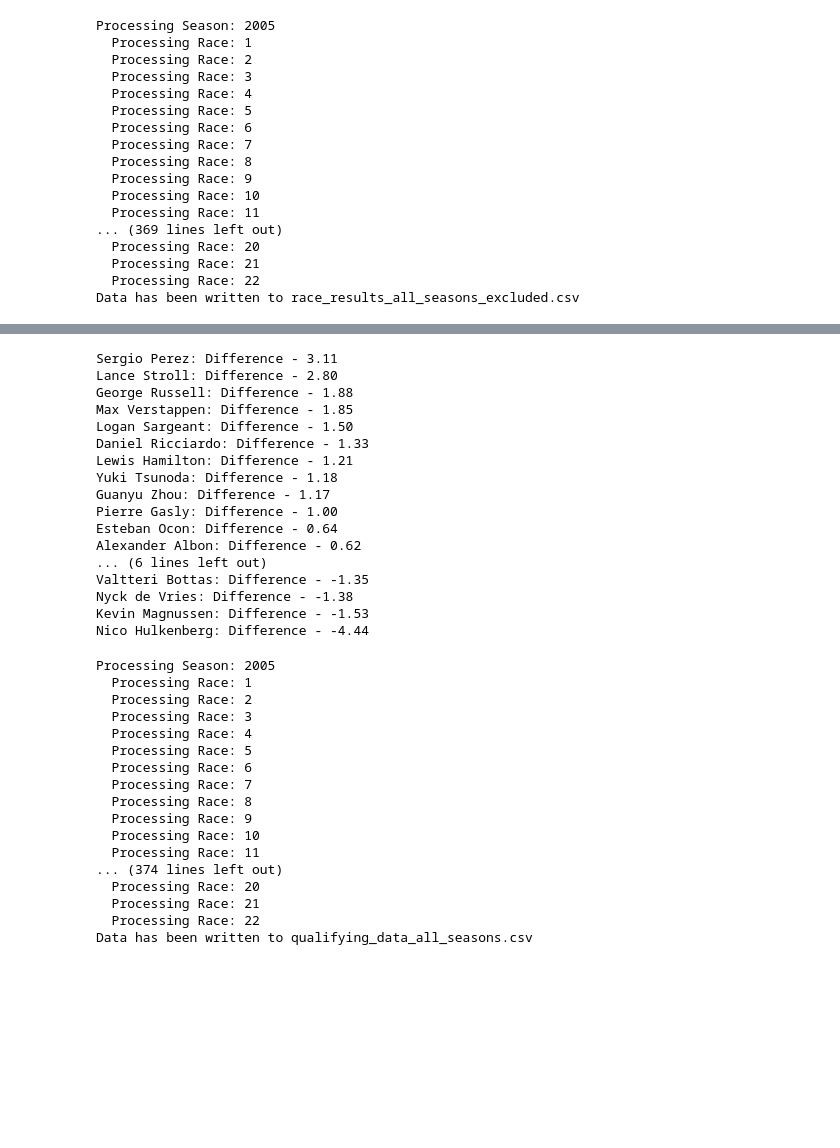
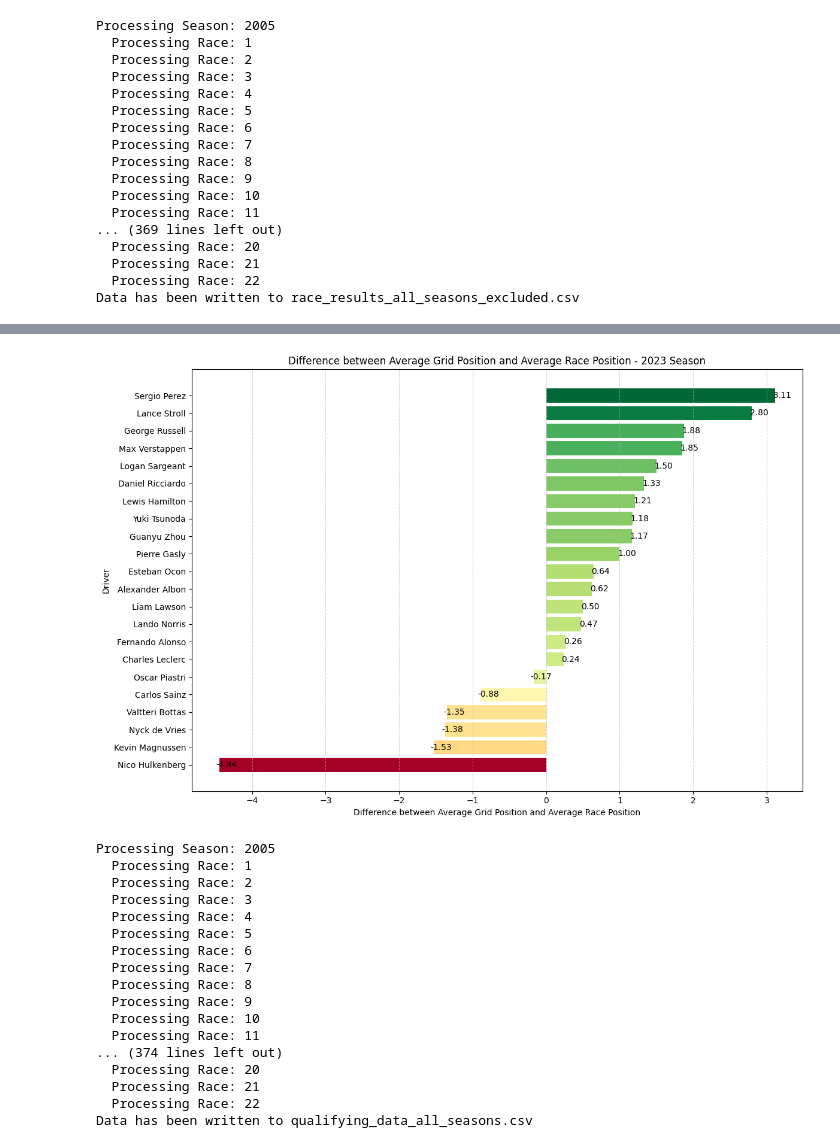
Before and after one commit to GoranBogetic/Podatkovna-rad, a Jupyter notebook: rad.ipynb, the cells around one changed output, grey strips where cells are left out. Drawn from its saved outputs; the diff is of its cells as text; code cells hidden in the pictures; blank space fills up the shorter version.

```diff
--- a/rad.ipynb
+++ b/rad.ipynb
@@ -292,6 +283,7 @@ Nyck de Vries: Average Race Position - 15.50
 # %%
 import csv
-from unidecode import unidecode
+import matplotlib.pyplot as plt
+import numpy as np
 
 def calculate_average_position(data):
     driver_avg_position = {}
@@ -303,57 +295,57 @@ def calculate_average_position(data):
         race_status = entry['Status']
 
         if driver_name not in driver_avg_position:
-            driver_avg_position[driver_name] = {'TotalPosition': 0, 'TotalRaces': 0, 'TotalGrid': 0}
-
+            driver_avg_position[driver_name] = {'TotalPosition': 0, 'TotalGrid': 0, 'TotalRaces': 0}
 
         if race_status in ('1', '11', '12'):
             driver_avg_position[driver_name]['TotalPosition'] += int(race_position)
             driver_avg_position[driver_name]['TotalGrid'] += int(grid_position)
             driver_avg_position[driver_name]['TotalRaces'] += 1
 
     for driver, stats in driver_avg_position.items():
         avg_position = stats['TotalPosition'] / stats['TotalRaces']
         avg_grid = stats['TotalGrid'] / stats['TotalRaces']
 
         diff_position_grid = avg_grid - avg_position
 
         driver_avg_position[driver]['DifferencePositionGrid'] = diff_position_grid
 
     return driver_avg_position
 
 csv_file_path = 'race_results_all_seasons_excluded.csv'
 csv_columns = ['Season', 'Round_No', 'Position', 'Number', 'Driver', 'Constructor', 'Laps', 'Grid', 'Time', 'Status', 'Points']
 
 with open(csv_file_path, 'r', encoding='utf-8') as csvfile:
     reader = csv.DictReader(csvfile, fieldnames=csv_columns)
     next(reader)
 
     data_from_csv = [row for row in reader if row['Season'] == '2023']
 
 driver_average_position = calculate_average_position(data_from_csv)
 
-sorted_drivers = sorted(driver_average_position.items(), key=lambda x: x[1]['DifferencePositionGrid'], reverse=True)
+sorted_drivers = sorted(driver_average_position.items(), key=lambda x: x[1]['DifferencePositionGrid'])
 
-for driver, stats in sorted_drivers:
-    print(f"{driver}: Difference - {stats['DifferencePositionGrid']:.2f}")
+driver_names = [driver for driver, stats in sorted_drivers]
+difference_positions = [stats['DifferencePositionGrid'] for driver, stats in sorted_drivers]
+
+cmap = plt.get_cmap('RdYlGn')
+normalize = plt.Normalize(min(difference_positions), max(difference_positions))
+colors = [cmap(normalize(diff)) for diff in difference_positions]
+
+plt.figure(figsize=(12, 8))
+bars = plt.barh(driver_names, difference_positions, color=colors)
+plt.xlabel('Difference between Average Grid Position and Average Race Position')
+plt.ylabel('Driver')
+plt.title('Difference between Average Grid Position and Average Race Position - 2023 Season')
+plt.grid(axis='x', linestyle='--', alpha=0.6)
+
+for bar, value, color in zip(bars, difference_positions, colors):
+    plt.text(bar.get_width() + 0.1, bar.get_y() + bar.get_height()/2, f'{value:.2f}', ha='center', va='center', color='black')
+
+plt.tight_layout()
+plt.show()
 # %% [output]
-Sergio Perez: Difference - 3.11
-Lance Stroll: Difference - 2.80
-George Russell: Difference - 1.88
-Max Verstappen: Difference - 1.85
-Logan Sargeant: Difference - 1.50
-Daniel Ricciardo: Difference - 1.33
-Lewis Hamilton: Difference - 1.21
-Yuki Tsunoda: Difference - 1.18
-Guanyu Zhou: Difference - 1.17
-Pierre Gasly: Difference - 1.00
-Esteban Ocon: Difference - 0.64
-Alexander Albon: Difference - 0.62
-... (6 lines left out)
-Valtteri Bottas: Difference - -1.35
-Nyck de Vries: Difference - -1.38
-Kevin Magnussen: Difference - -1.53
-Nico Hulkenberg: Difference - -4.44
+[figure, added]
 # %%
 import csv
 from unidecode import unidecode
```
Also changed, not shown: parts of 10 cells of this notebook.
